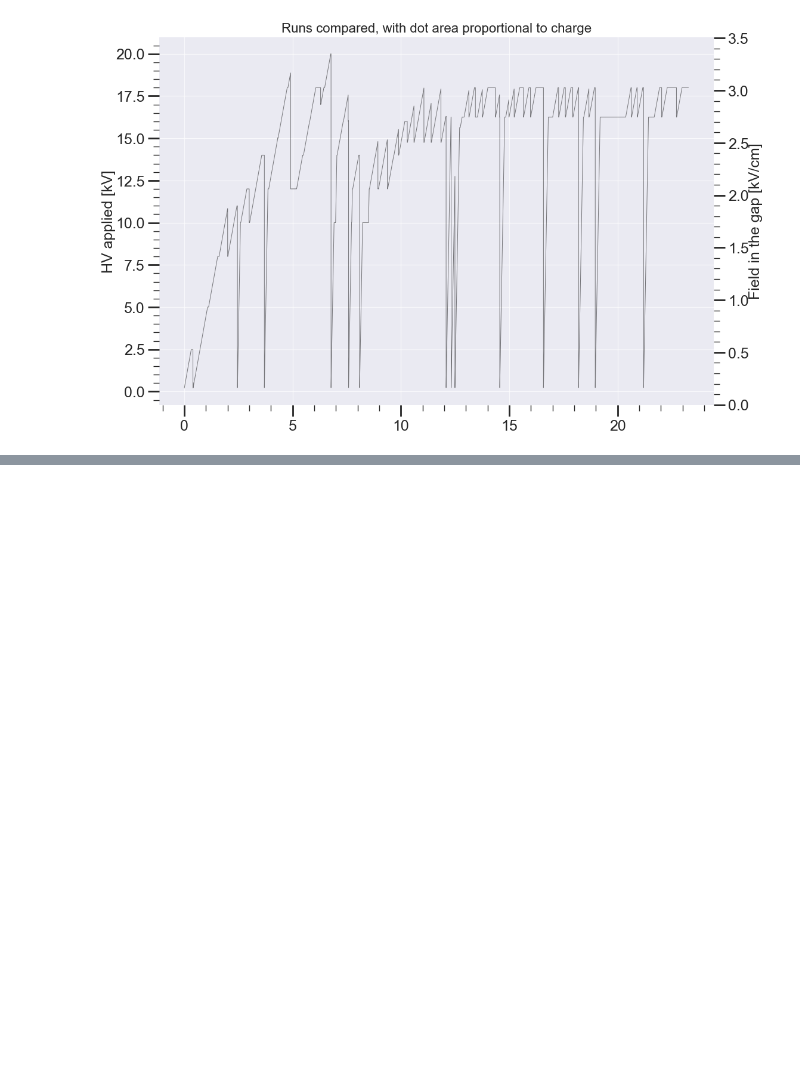
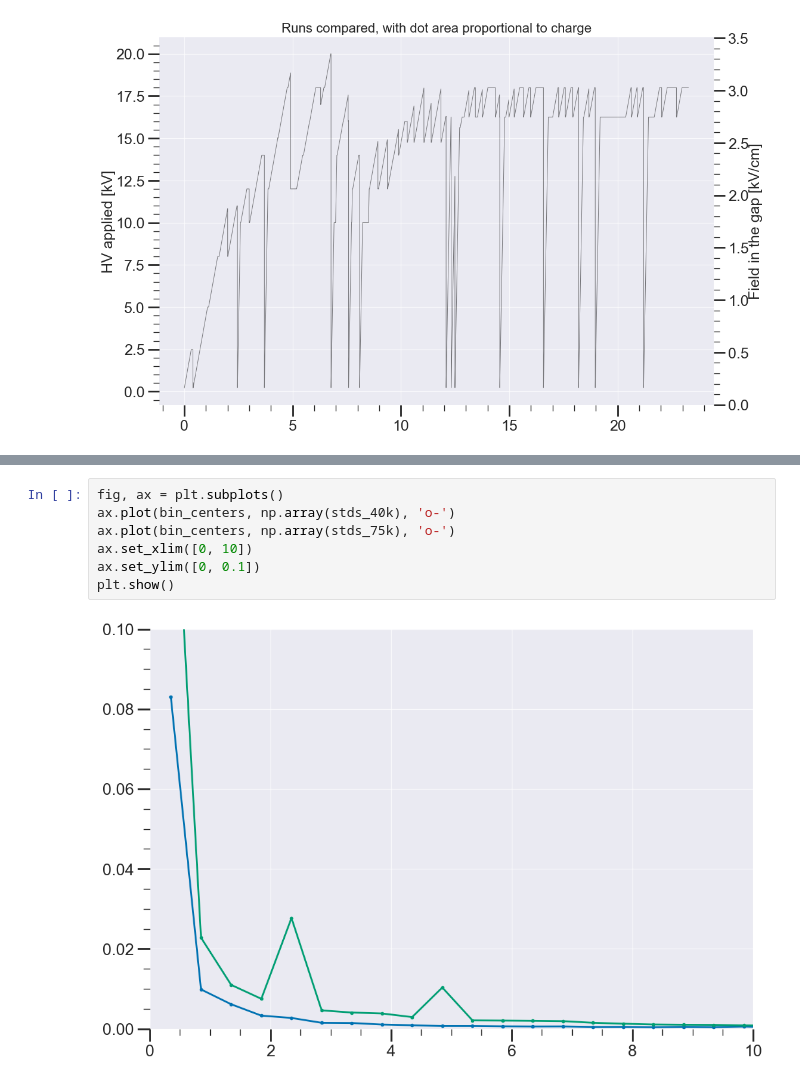
Before and after one commit to ejangelico/ad2-data-processing, a Jupyter notebook: notebooks/High voltage curve viewer.ipynb, the cells around one changed output, grey strips where cells are left out. Drawn from its saved outputs; the diff is of its cells as text; blank space fills up the shorter version.

```diff
--- a/notebooks/High voltage curve viewer.ipynb
+++ b/notebooks/High voltage curve viewer.ipynb
@@ -228,0 +308,9 @@ print(np.array(temp["t"])[0])
+# %%
+fig, ax = plt.subplots()
+ax.plot(bin_centers, np.array(stds_40k), 'o-')
+ax.plot(bin_centers, np.array(stds_75k), 'o-')
+ax.set_xlim([0, 10])
+ax.set_ylim([0, 0.1])
+plt.show()
+# %% [output]
+[figure, added]
```
Also changed, not shown: parts of 5 cells of this notebook, 8 other files.
